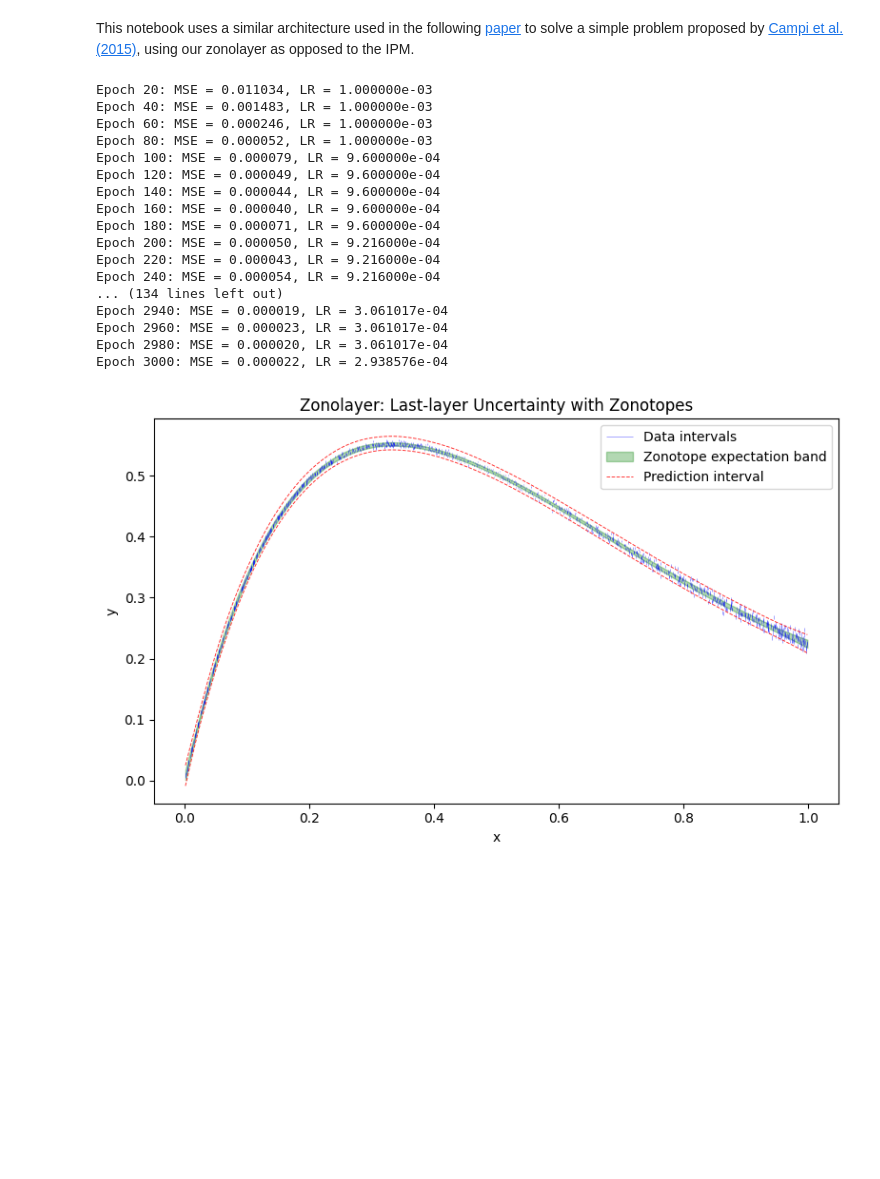
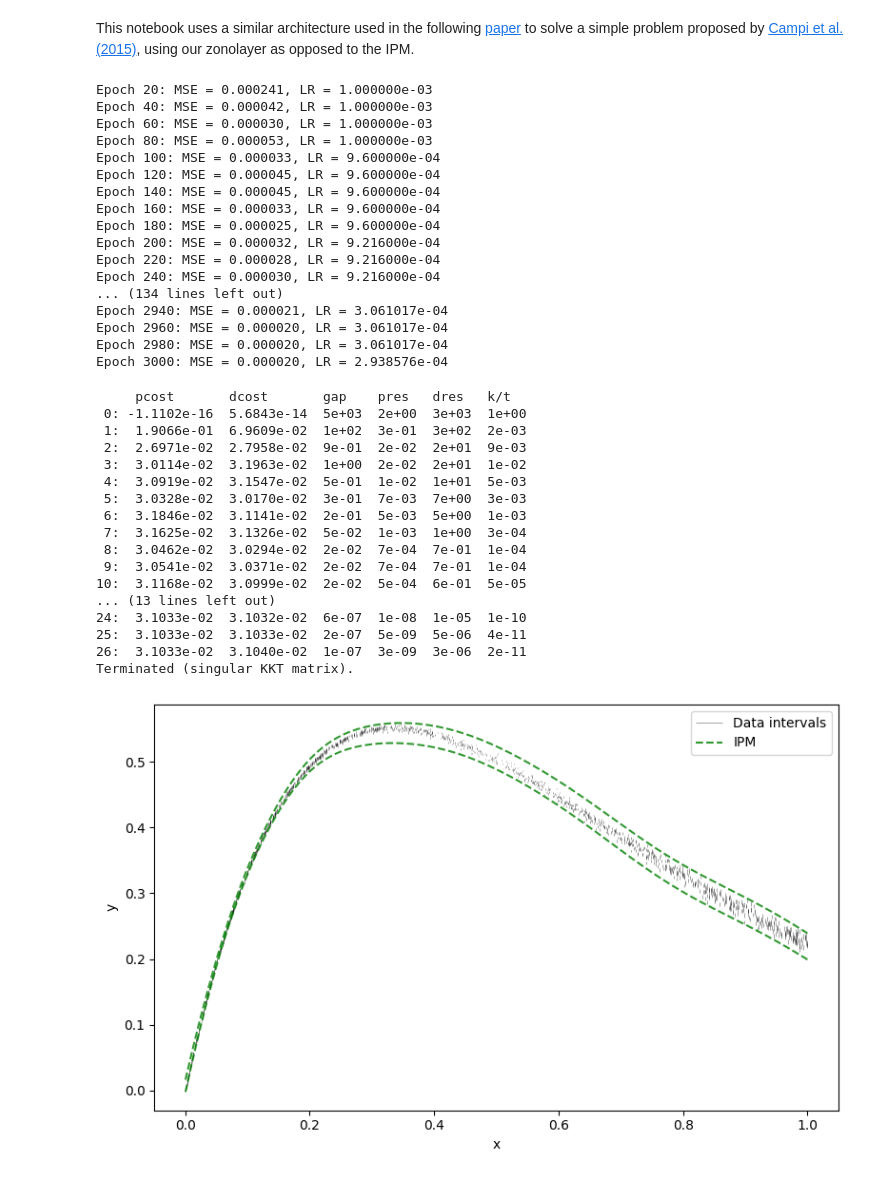
Before and after one commit to MattCodes03/zonolayer, a Jupyter notebook: examples/Campi_Problem.ipynb, the cells around one changed output. Drawn from its saved outputs; the diff is of its cells as text; code cells hidden in the pictures; blank space fills up the shorter version.

```diff
--- a/examples/Campi_Problem.ipynb
+++ b/examples/Campi_Problem.ipynb
@@ -14,7 +14,7 @@ class CentreNet(nn.Module):
             nn.Linear(input_dim, hidden_dim),
             nn.Tanh(),
             nn.Linear(hidden_dim, hidden_dim),
-            nn.Softplus(),
+            nn.Tanh(),
             nn.Linear(hidden_dim, latent_dim),
         )
         self.output_layer = nn.Linear(latent_dim, 1)
@@ -91,29 +91,29 @@ def train_centre(x_t, y_lb_t, y_ub_t, epochs=3000, lr=1e-3, batch_size=64, print
 
 centre_net = train_centre(x_t, y_lb_t, y_ub_t)
 # %% [output]
-Epoch 20: MSE = 0.011034, LR = 1.000000e-03
-Epoch 40: MSE = 0.001483, LR = 1.000000e-03
-Epoch 60: MSE = 0.000246, LR = 1.000000e-03
-Epoch 80: MSE = 0.000052, LR = 1.000000e-03
-Epoch 100: MSE = 0.000079, LR = 9.600000e-04
-Epoch 120: MSE = 0.000049, LR = 9.600000e-04
-Epoch 140: MSE = 0.000044, LR = 9.600000e-04
-Epoch 160: MSE = 0.000040, LR = 9.600000e-04
-Epoch 180: MSE = 0.000071, LR = 9.600000e-04
-Epoch 200: MSE = 0.000050, LR = 9.216000e-04
-Epoch 220: MSE = 0.000043, LR = 9.216000e-04
-Epoch 240: MSE = 0.000054, LR = 9.216000e-04
+Epoch 20: MSE = 0.000241, LR = 1.000000e-03
+Epoch 40: MSE = 0.000042, LR = 1.000000e-03
+Epoch 60: MSE = 0.000030, LR = 1.000000e-03
+Epoch 80: MSE = 0.000053, LR = 1.000000e-03
+Epoch 100: MSE = 0.000033, LR = 9.600000e-04
+Epoch 120: MSE = 0.000045, LR = 9.600000e-04
+Epoch 140: MSE = 0.000045, LR = 9.600000e-04
+Epoch 160: MSE = 0.000033, LR = 9.600000e-04
+Epoch 180: MSE = 0.000025, LR = 9.600000e-04
+Epoch 200: MSE = 0.000032, LR = 9.216000e-04
+Epoch 220: MSE = 0.000028, LR = 9.216000e-04
+Epoch 240: MSE = 0.000030, LR = 9.216000e-04
 ... (134 lines left out)
-Epoch 2940: MSE = 0.000019, LR = 3.061017e-04
-Epoch 2960: MSE = 0.000023, LR = 3.061017e-04
+Epoch 2940: MSE = 0.000021, LR = 3.061017e-04
+Epoch 2960: MSE = 0.000020, LR = 3.061017e-04
 Epoch 2980: MSE = 0.000020, LR = 3.061017e-04
-Epoch 3000: MSE = 0.000022, LR = 2.938576e-04
+Epoch 3000: MSE = 0.000020, LR = 2.938576e-04
 # %%
 # Test points
 test_set = torch.linspace(x_t.min(), x_t.max(), n).unsqueeze(1)
 
 zl = Zonolayer(centre_net, lambda_reg=1e-4, alpha=0.05)
-results = zl.compute(x_t, test_set, y_lower, y_upper)
+results, ipm_lower, ipm_upper = zl.compute(x_t, test_set, y_lower, y_upper, ipm=True)
 
 # Unpack results
 y_lower_pred = results["y_lower_pred"]
@@ -122,39 +122,55 @@ pi_lower = results["pi_lower"]
 pi_upper = results["pi_upper"]
 centre_pred = results["pred_centre"]
 
 
 x_plot = np.linspace(x_t.min(), x_t.max(), n)
 
 plt.figure(figsize=(8, 5))
 
 x_sorted, idx = torch.sort(x_t, dim=0)
 y_lb_sorted = y_lb_t[idx]
 y_ub_sorted = y_ub_t[idx]
 
 plt.vlines(x_sorted.numpy().flatten(),
            y_lb_sorted.numpy().flatten(),
            y_ub_sorted.numpy().flatten(),
-           color='blue', alpha=.5, linewidth=0.5,
+           color='black', alpha=.5, linewidth=0.5,
            label='Data intervals')
 
 # Plot NN prediction
-#plt.plot(x_plot.numpy(), centre_pred, color='green', lw=1.5, label='NN prediction', zorder=5)
+#plt.plot(x_plot.numpy(), centre_pred, color='red', lw=1.5, label='NN prediction', zorder=5)
 
 #plt.plot(x_plot.numpy(), y_lower_pred, 'g', lw=1.5, label='Zonotopic bounds', alpha=0.8)
 #plt.plot(x_plot.numpy(), y_upper_pred, 'g', lw=1.5, label='__nolegend__', alpha=0.8)
 
-plt.fill_between(x_plot.numpy(), y_lower_pred, y_upper_pred, color='green', alpha=0.3, label='Zonotope expectation band')
-
-plt.plot(x_plot.numpy(), pi_lower, 'r--', lw=0.7,
-          label='Prediction interval', alpha=0.8)
-plt.plot(x_plot.numpy(), pi_upper, 'r--', lw=0.7,
+plt.plot(x_plot.numpy(), ipm_lower, 'g--', lw=1.5,
+          label='IPM', alpha=0.8)
+plt.plot(x_plot.numpy(), ipm_upper, 'g--', lw=1.5,
           label='__nolegend__', alpha=0.8)
 
 plt.legend()
-plt.title("Zonolayer: Last-layer Uncertainty with Zonotopes")
 plt.xlabel("x")
 plt.ylabel("y")
 plt.tight_layout()
+plt.savefig(""
+"IPMCampi.pdf", bbox_inches="tight")
 plt.show()
 # %% [output]
+     pcost       dcost       gap    pres   dres   k/t
+ 0: -1.1102e-16  5.6843e-14  5e+03  2e+00  3e+03  1e+00
+ 1:  1.9066e-01  6.9609e-02  1e+02  3e-01  3e+02  2e-03
+ 2:  2.6971e-02  2.7958e-02  9e-01  2e-02  2e+01  9e-03
+ 3:  3.0114e-02  3.1963e-02  1e+00  2e-02  2e+01  1e-02
+ 4:  3.0919e-02  3.1547e-02  5e-01  1e-02  1e+01  5e-03
+ 5:  3.0328e-02  3.0170e-02  3e-01  7e-03  7e+00  3e-03
+ 6:  3.1846e-02  3.1141e-02  2e-01  5e-03  5e+00  1e-03
+ 7:  3.1625e-02  3.1326e-02  5e-02  1e-03  1e+00  3e-04
+ 8:  3.0462e-02  3.0294e-02  2e-02  7e-04  7e-01  1e-04
+ 9:  3.0541e-02  3.0371e-02  2e-02  7e-04  7e-01  1e-04
+10:  3.1168e-02  3.0999e-02  2e-02  5e-04  6e-01  5e-05
+... (13 lines left out)
+24:  3.1033e-02  3.1032e-02  6e-07  1e-08  1e-05  1e-10
+25:  3.1033e-02  3.1033e-02  2e-07  5e-09  5e-06  4e-11
+26:  3.1033e-02  3.1040e-02  1e-07  3e-09  3e-06  2e-11
+Terminated (singular KKT matrix).
-[figure, old version]
+[figure, new version]
```
Also changed, not shown: 7 other files.
